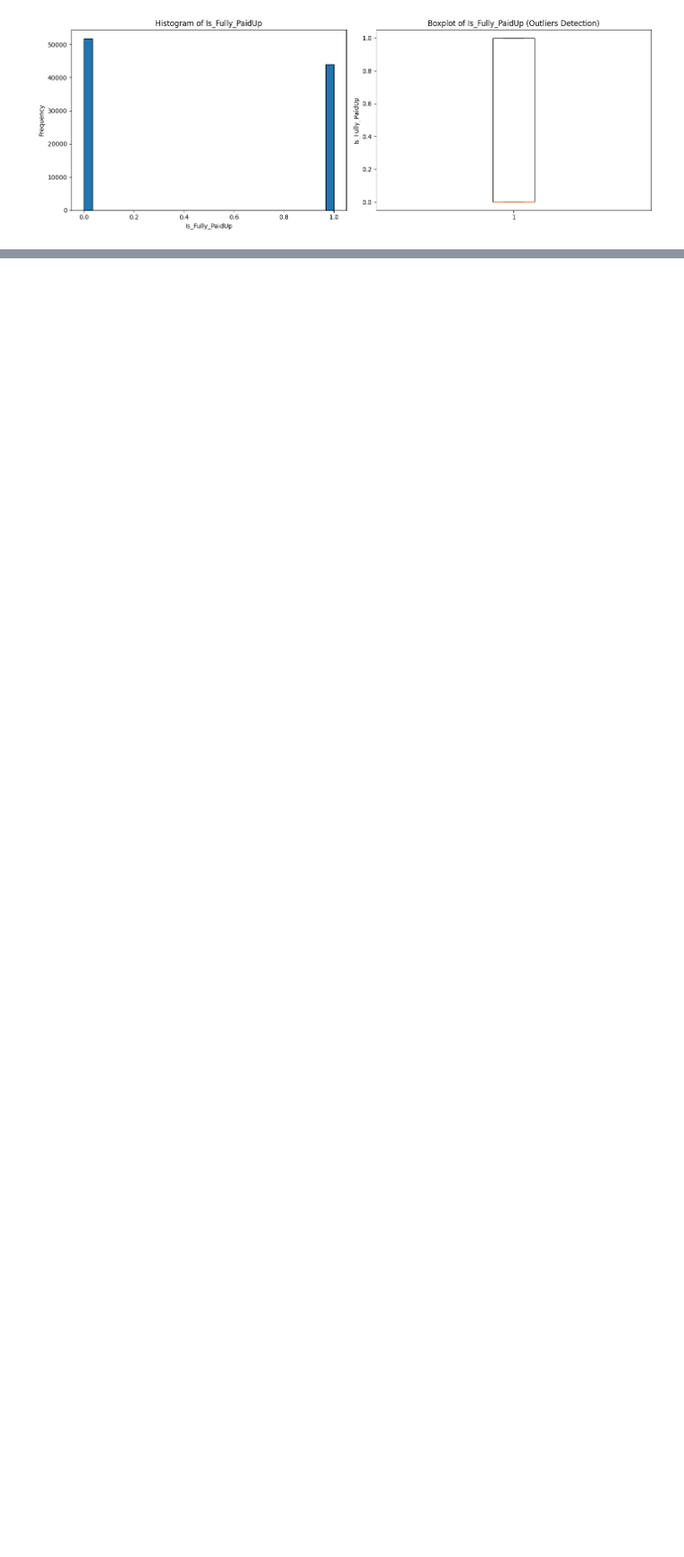
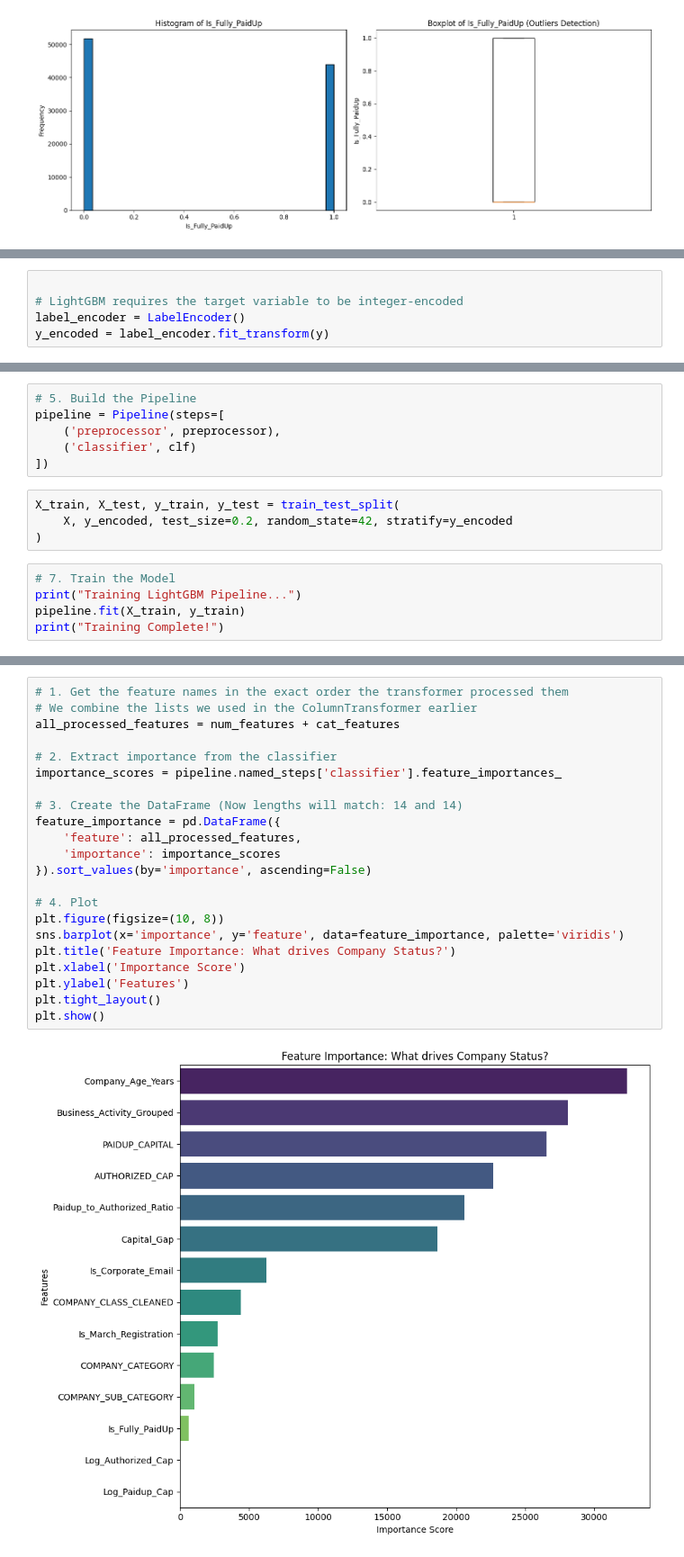
Before and after one commit to Manthan29-code/ML, a Jupyter notebook: mca_gujarat_dataser/mca_model.ipynb, the cells around one changed output, grey strips where cells are left out. Shown at 90% size. Saved outputs shown, nothing was run; the diff lists cells and outputs as text; blank space fills up the shorter version.

```diff
--- a/mca_gujarat_dataser/mca_model.ipynb
+++ b/mca_gujarat_dataser/mca_model.ipynb
@@ -146,0 +299,5 @@ for col in continuous_cols:
+# %%
+
+# LightGBM requires the target variable to be integer-encoded
+label_encoder = LabelEncoder()
+y_encoded = label_encoder.fit_transform(y)
@@ -146,0 +342,15 @@ for col in continuous_cols:
+# %%
+# 5. Build the Pipeline
+pipeline = Pipeline(steps=[
+    ('preprocessor', preprocessor),
+    ('classifier', clf)
+])
+# %%
+X_train, X_test, y_train, y_test = train_test_split(
+    X, y_encoded, test_size=0.2, random_state=42, stratify=y_encoded
+)
+# %%
+# 7. Train the Model
+print("Training LightGBM Pipeline...")
+pipeline.fit(X_train, y_train)
+print("Training Complete!")
@@ -146,0 +483,24 @@ for col in continuous_cols:
+# %%
+# 1. Get the feature names in the exact order the transformer processed them
+# We combine the lists we used in the ColumnTransformer earlier
+all_processed_features = num_features + cat_features
+
+# 2. Extract importance from the classifier
+importance_scores = pipeline.named_steps['classifier'].feature_importances_
+
+# 3. Create the DataFrame (Now lengths will match: 14 and 14)
+feature_importance = pd.DataFrame({
+    'feature': all_processed_features,
+    'importance': importance_scores
+}).sort_values(by='importance', ascending=False)
+
+# 4. Plot
+plt.figure(figsize=(10, 8))
+sns.barplot(x='importance', y='feature', data=feature_importance, palette='viridis')
+plt.title('Feature Importance: What drives Company Status?')
+plt.xlabel('Importance Score')
+plt.ylabel('Features')
+plt.tight_layout()
+plt.show()
+# %% [output]
+[figure, added]
```
Also changed, not shown: parts of 29 cells of this notebook.
